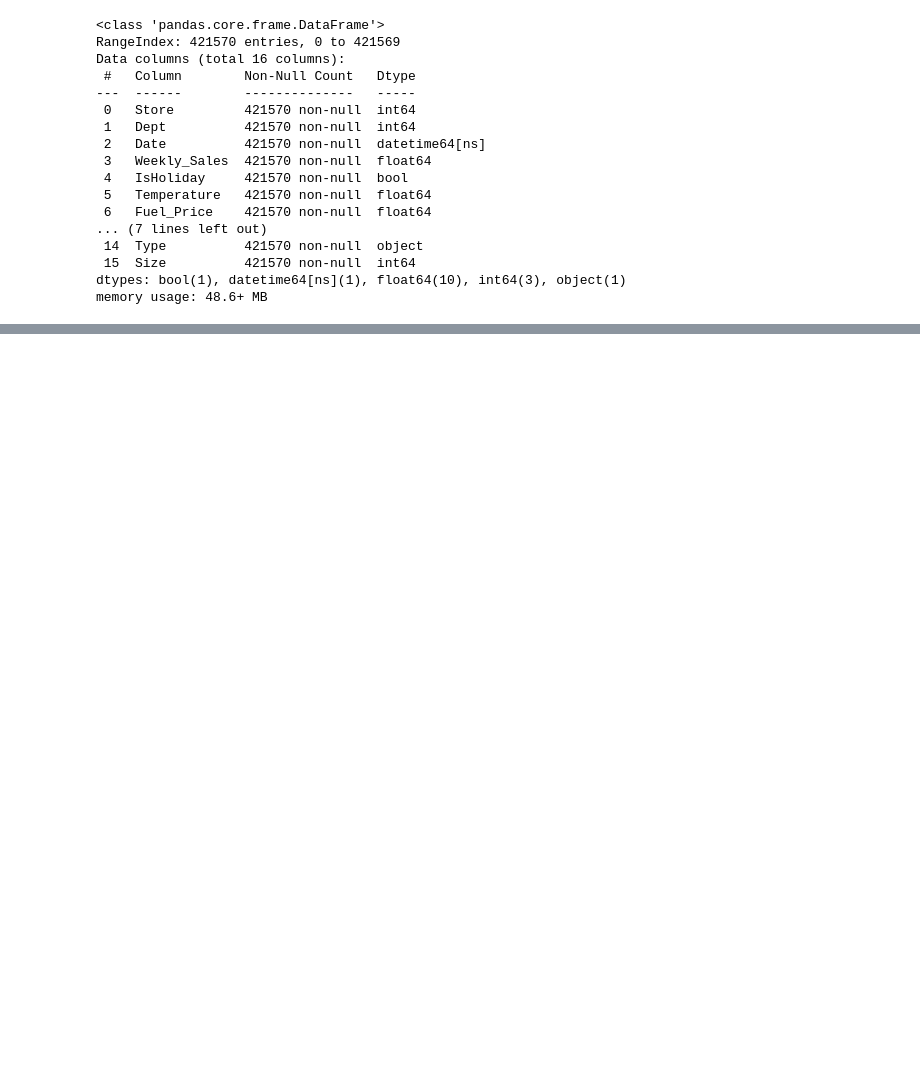
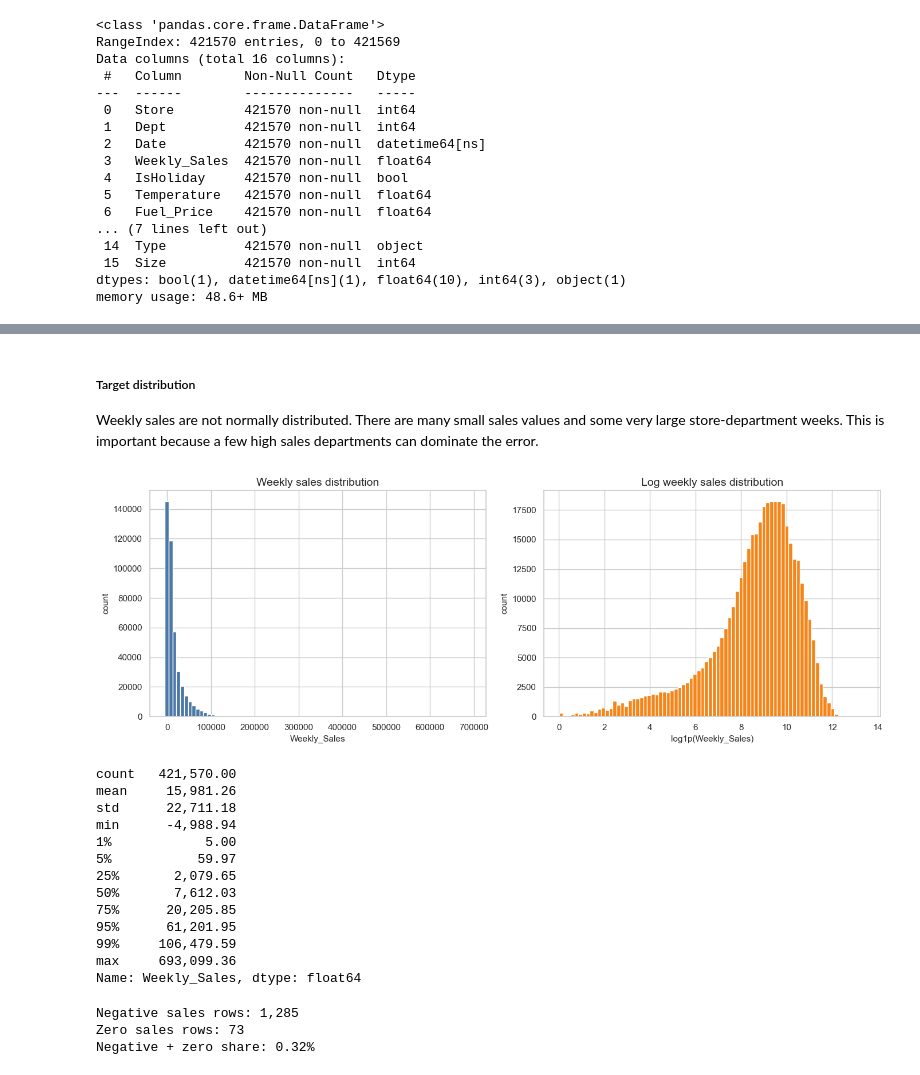
Before and after one commit to ZukaCS/ML_FINAL_PROJECT, a Jupyter notebook: eda.ipynb, the cells around one changed output, grey strips where cells are left out. Drawn from its saved outputs; the diff is of its cells as text; code cells hidden in the pictures; blank space fills up the shorter version.

Commit message:
eda graphs

```diff
--- a/eda.ipynb
+++ b/eda.ipynb
@@ -137,0 +164,58 @@ dtype: float64
+# %%
+df["Year"] = df["Date"].dt.year
+df["Month"] = df["Date"].dt.month
+df["Week"] = df["Date"].dt.isocalendar().week.astype(int)
+df["Quarter"] = df["Date"].dt.quarter
+
+test_df = test.merge(features, on=["Store", "Date", "IsHoliday"], how="left")
+test_df = test_df.merge(stores, on="Store", how="left")
+test_df["Year"] = test_df["Date"].dt.year
+test_df["Month"] = test_df["Date"].dt.month
+test_df["Week"] = test_df["Date"].dt.isocalendar().week.astype(int)
+test_df["Quarter"] = test_df["Date"].dt.quarter
+# %% [markdown]
+##### Target distribution
+Weekly sales are not normally distributed. There are many small sales values and some very large store-department weeks. This is important because a few high sales departments can dominate the error.
+# %%
+fig, axes = plt.subplots(1, 2, figsize=(14, 5))
+
+axes[0].hist(df["Weekly_Sales"], bins=80, color="#4C78A8", edgecolor="white")
+axes[0].set_title("Weekly sales distribution")
+axes[0].set_xlabel("Weekly_Sales")
+axes[0].set_ylabel("count")
+
+positive_sales = df.loc[df["Weekly_Sales"] > 0, "Weekly_Sales"]
+axes[1].hist(np.log1p(positive_sales), bins=80, color="#F58518", edgecolor="white")
+axes[1].set_title("Log weekly sales distribution")
+axes[1].set_xlabel("log1p(Weekly_Sales)")
+axes[1].set_ylabel("count")
+
+plt.tight_layout()
+plt.show()
+
+df["Weekly_Sales"].describe(percentiles=[0.01, 0.05, 0.25, 0.5, 0.75, 0.95, 0.99])
+# %% [output]
+[figure, added]
+count   421,570.00
+mean     15,981.26
+std      22,711.18
+min      -4,988.94
+1%            5.00
+5%           59.97
+25%       2,079.65
+50%       7,612.03
+75%      20,205.85
+95%      61,201.95
+99%     106,479.59
+max     693,099.36
+Name: Weekly_Sales, dtype: float64
+# %%
+negative_sales = (df["Weekly_Sales"] < 0).sum()
+zero_sales = (df["Weekly_Sales"] == 0).sum()
+print(f"Negative sales rows: {negative_sales:,}")
+print(f"Zero sales rows: {zero_sales:,}")
+print(f"Negative + zero share: {(negative_sales + zero_sales) / len(df):.2%}")
+# %% [output]
+Negative sales rows: 1,285
+Zero sales rows: 73
+Negative + zero share: 0.32%
```
Also changed, not shown: parts of 31 cells of this notebook.
